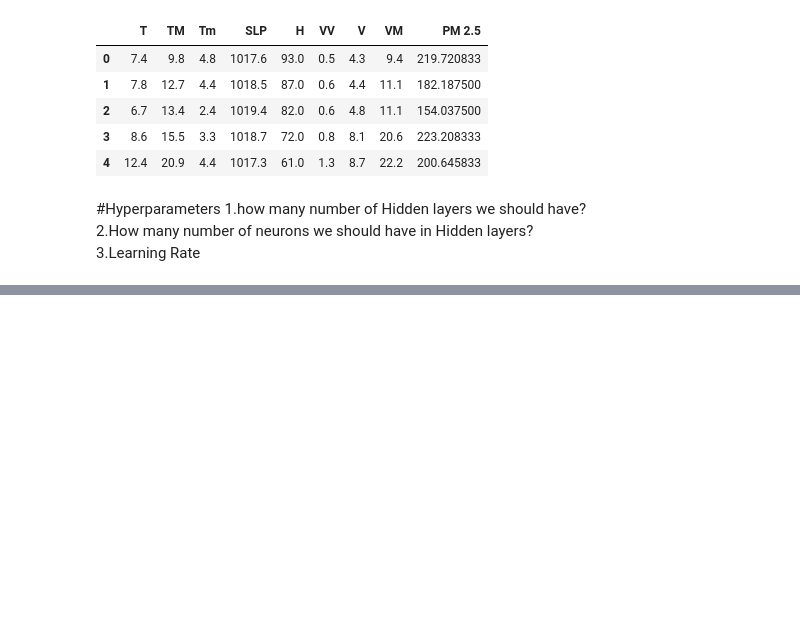
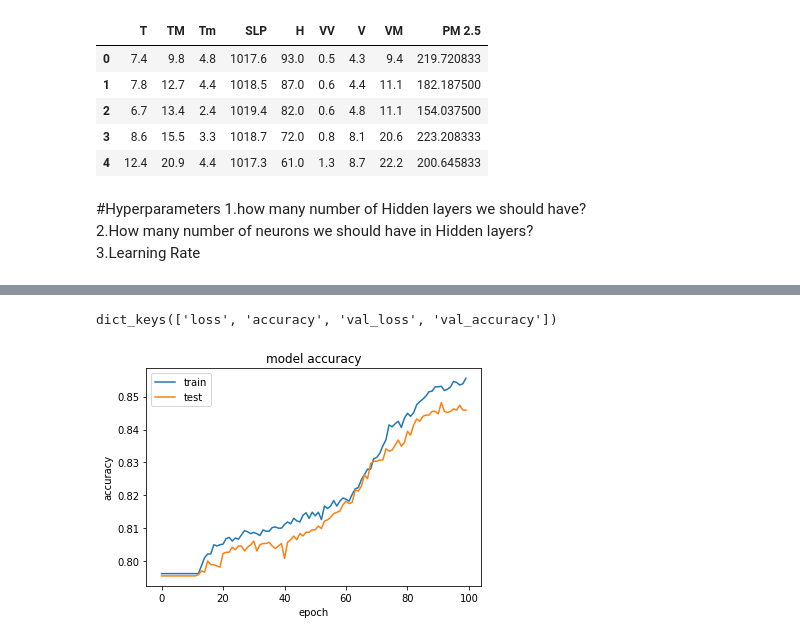
Before and after one commit to SDRIYAZ/DEEP-LEARNING-ANN, a Jupyter notebook: Deep_Learning_(YB).ipynb, the cells around one changed output, grey strips where cells are left out. Drawn from its saved outputs; the diff is of its cells as text; code cells hidden in the pictures; blank space fills up the shorter version.

```diff
--- a/Deep_Learning_(YB).ipynb
+++ b/Deep_Learning_(YB).ipynb
@@ -128,0 +239,8 @@ Score: nan
+# %%
+from sklearn.model_selection import train_test_split
+(x_train,x_test,y_train,y_test)=train_test_split(x,y,test_size=0.2,random_state=0)
+# %%
+from sklearn.preprocessing import StandardScaler
+sc = StandardScaler()
+x_train=sc.fit_transform(x_train)
+x_test=sc.fit_transform(x_test)
@@ -128,0 +255,17 @@ Score: nan
+# %%
+# Initialising the ANN
+classifier = Sequential()
+# %%
+# Adding the input layer and the first hidden layer
+classifier.add(Dense(units = 6, kernel_initializer = 'he_uniform',activation='relu',input_dim = 11))
+
+# Adding the second hidden layer
+classifier.add(Dense(units= 6, kernel_initializer = 'he_uniform',activation='relu'))
+# Adding the output layer
+classifier.add(Dense(units = 1, kernel_initializer = 'glorot_uniform', activation = 'sigmoid'))
+
+# Compiling the ANN
+classifier.compile(optimizer = 'Adamax', loss = 'binary_crossentropy', metrics = ['accuracy'])
+
+# Fitting the ANN to the Training set
+model_history=classifier.fit(x_train, y_train,validation_split=0.33, batch_size = 10, epochs = 100)
@@ -128,0 +290,14 @@ Score: nan
+# %%
+print(model_history.history.keys())
+
+# summarize history for accuracy
+plt.plot(model_history.history['accuracy'])
+plt.plot(model_history.history['val_accuracy'])
+plt.title('model accuracy')
+plt.ylabel('accuracy')
+plt.xlabel('epoch')
+plt.legend(['train', 'test'], loc='upper left')
+plt.show()
+# %% [output]
+dict_keys(['loss', 'accuracy', 'val_loss', 'val_accuracy'])
+[figure, added]
```
Also changed, not shown: parts of 100 cells of this notebook.
